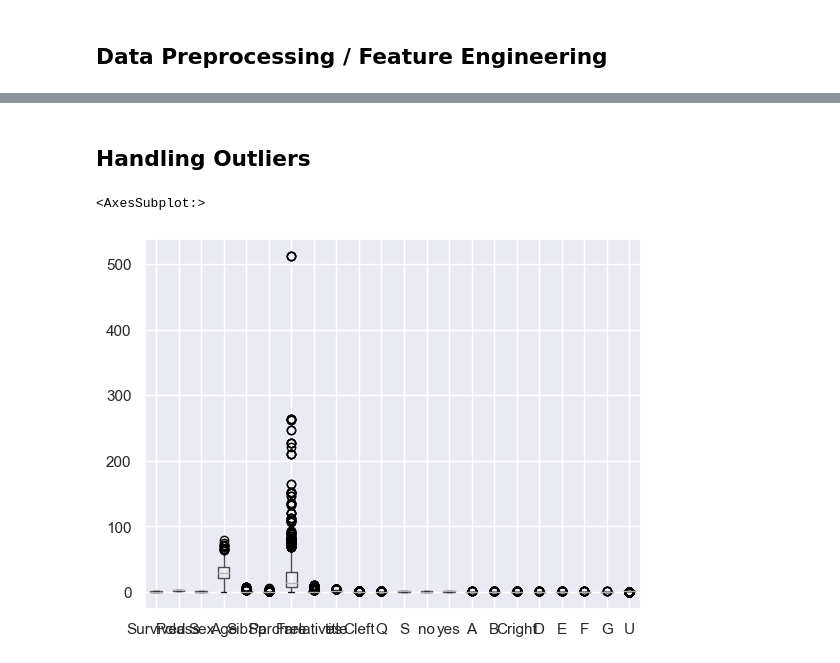
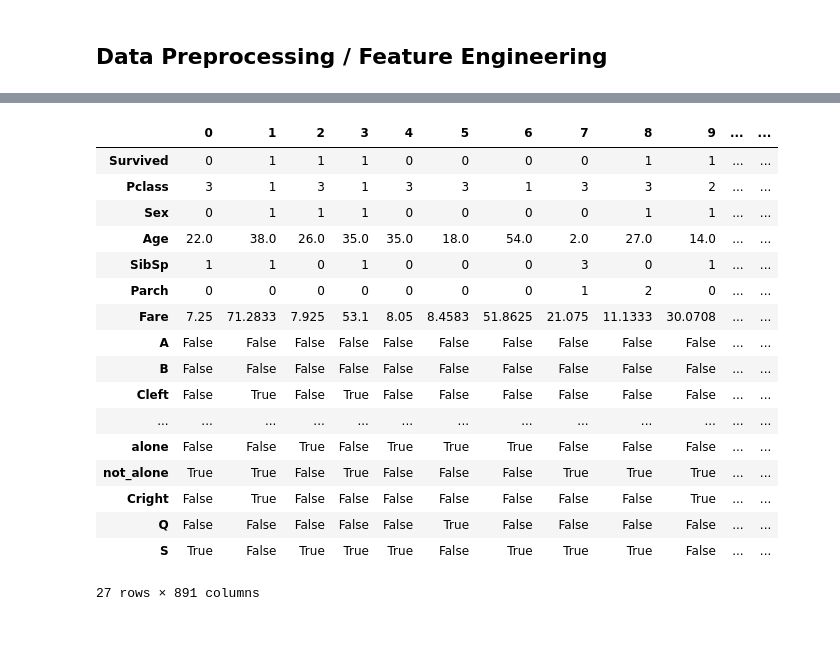
Before and after one commit to aayush2058/titanic, a Jupyter notebook: Titanic.ipynb, the cells around one changed output, grey strips where cells are left out. Saved outputs shown, nothing was run; the diff lists cells and outputs as text; code cells hidden in the pictures; blank space fills up the shorter version.

```diff
--- a/Titanic.ipynb
+++ b/Titanic.ipynb
@@ -313,7 +335,21 @@ https://gist.github.com/mwaskom/de44147ed2974457ad6372750bbe5751
-# %% [markdown]
-## Handling Outliers
 # %%
-df.boxplot()
+df.T
 # %% [output]
+|  | 0 | 1 | 2 | 3 | 4 | 5 | 6 | 7 | 8 | 9 | ... | ... |
+| Survived | 0 | 1 | 1 | 1 | 0 | 0 | 0 | 0 | 1 | 1 | ... | ... |
+| Pclass | 3 | 1 | 3 | 1 | 3 | 3 | 1 | 3 | 3 | 2 | ... | ... |
+| Sex | 0 | 1 | 1 | 1 | 0 | 0 | 0 | 0 | 1 | 1 | ... | ... |
+| Age | 22.0 | 38.0 | 26.0 | 35.0 | 35.0 | 18.0 | 54.0 | 2.0 | 27.0 | 14.0 | ... | ... |
+| SibSp | 1 | 1 | 0 | 1 | 0 | 0 | 0 | 3 | 0 | 1 | ... | ... |
+| Parch | 0 | 0 | 0 | 0 | 0 | 0 | 0 | 1 | 2 | 0 | ... | ... |
+| Fare | 7.25 | 71.2833 | 7.925 | 53.1 | 8.05 | 8.4583 | 51.8625 | 21.075 | 11.1333 | 30.0708 | ... | ... |
+| A | False | False | False | False | False | False | False | False | False | False | ... | ... |
+| B | False | False | False | False | False | False | False | False | False | False | ... | ... |
+| Cleft | False | True | False | True | False | False | False | False | False | False | ... | ... |
+| ... | ... | ... | ... | ... | ... | ... | ... | ... | ... | ... | ... | ... |
+| alone | False | False | True | False | True | True | True | False | False | False | ... | ... |
+| not_alone | True | True | False | True | False | False | False | True | True | True | ... | ... |
+| Cright | False | True | False | False | False | False | False | False | False | True | ... | ... |
+| Q | False | False | False | False | False | True | False | False | False | False | ... | ... |
+| S | True | False | True | True | True | False | True | True | True | False | ... | ... |
-<AxesSubplot:>
+27 rows × 891 columns
-[figure, removed]
```
Also changed, not shown: parts of 37 cells of this notebook.
